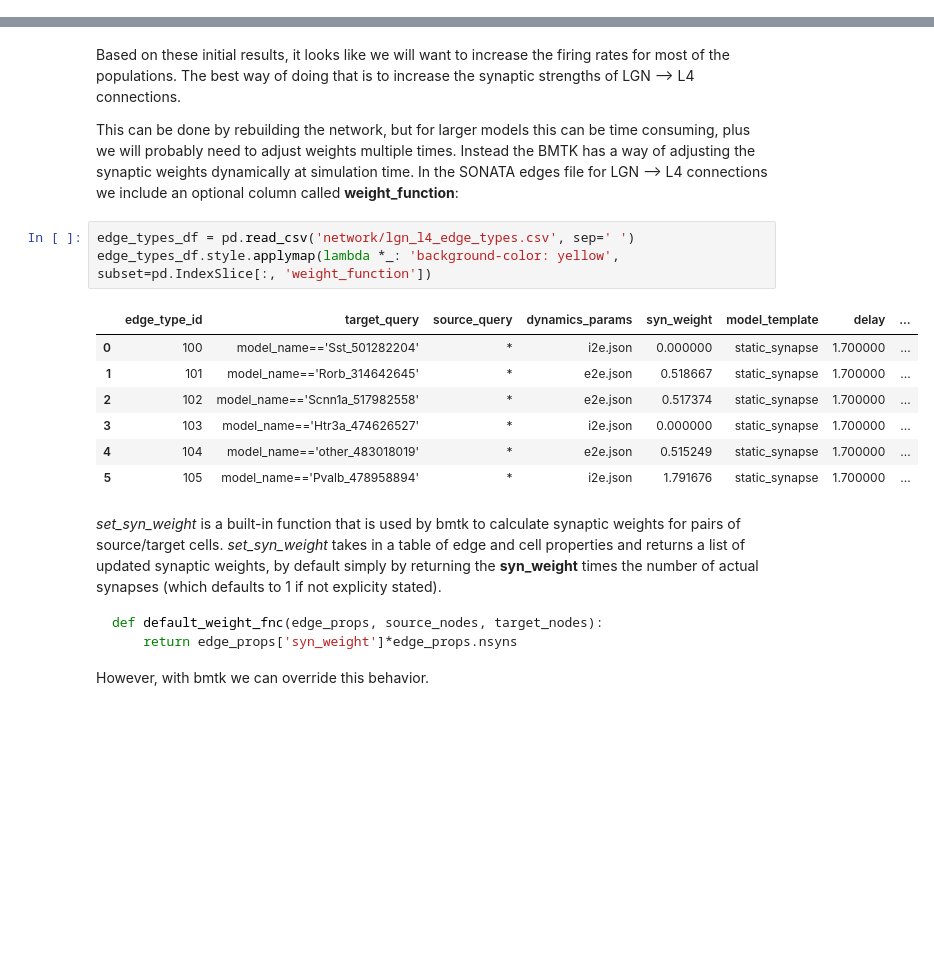
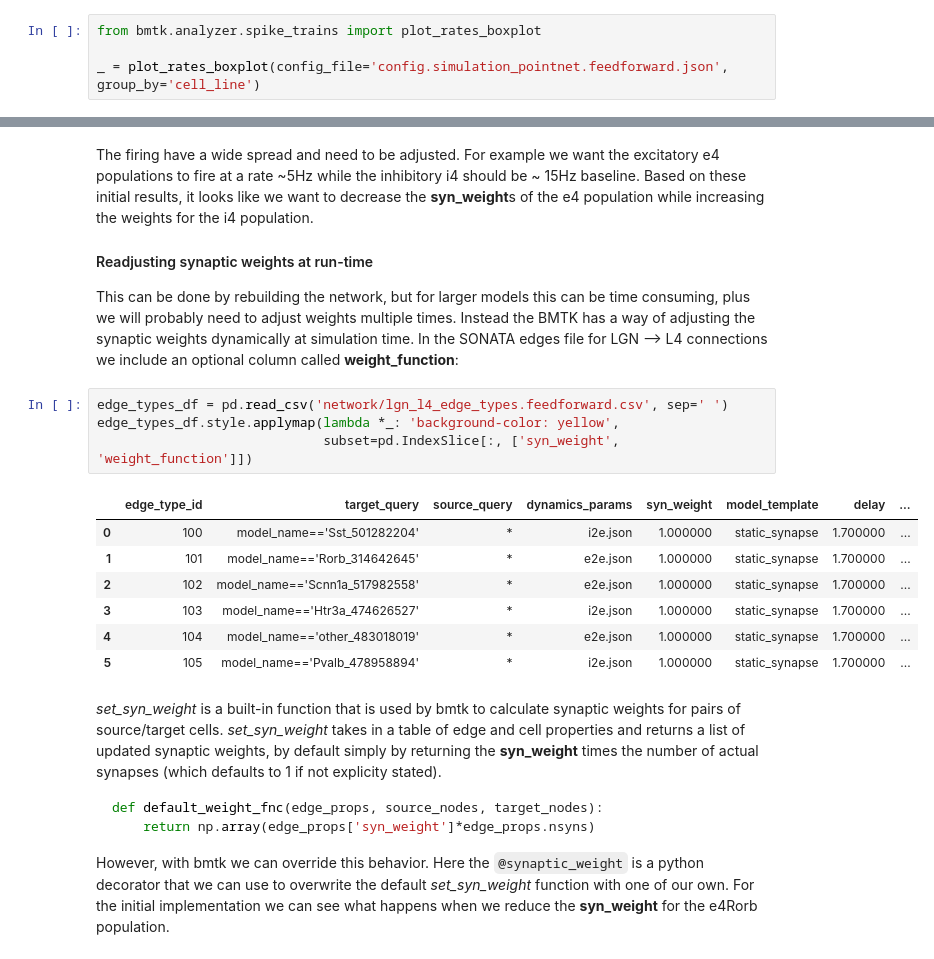
Before and after one commit to AllenInstitute/bmtk_workshop_2022, a Jupyter notebook: Ch6_l4model/6C. Parameter Tuning.ipynb, the cells around one changed output, grey strips where cells are left out. Saved outputs shown, nothing was run; the diff lists cells and outputs as text; blank space fills up the shorter version.

````diff
--- a/Ch6_l4model/6C. Parameter Tuning.ipynb
+++ b/Ch6_l4model/6C. Parameter Tuning.ipynb
@@ -25,0 +71,4 @@ import nest
+# %%
+from bmtk.analyzer.spike_trains import plot_rates_boxplot
+
+_ = plot_rates_boxplot(config_file='config.simulation_pointnet.feedforward.json', group_by='cell_line')
@@ -26,27 +77,31 @@ import nest
 # %% [markdown]
-Based on these initial results, it looks like we will want to increase the firing rates for most of the populations. The best way of doing that is to increase the synaptic strengths of LGN --> L4 connections.
+The firing have a wide spread and need to be adjusted. For example we want the excitatory e4 populations to fire at a rate ~5Hz while the inhibitory i4 should be ~ 15Hz baseline. Based on these initial results, it looks like we want to decrease the **syn_weight**s of the e4 population while increasing the weights for the i4 population.
+
+
+#### Readjusting synaptic weights at run-time
 
 This can be done by rebuilding the network, but for larger models this can be time consuming, plus we will probably need to adjust weights multiple times. Instead the BMTK has a way of adjusting the synaptic weights dynamically at simulation time. In the SONATA edges file for LGN --> L4 connections we include an optional column called **weight_function**:
 # %%
-edge_types_df = pd.read_csv('network/lgn_l4_edge_types.csv', sep=' ')
-edge_types_df.style.applymap(lambda *_: 'background-color: yellow', subset=pd.IndexSlice[:, 'weight_function'])
+edge_types_df = pd.read_csv('network/lgn_l4_edge_types.feedforward.csv', sep=' ')
+edge_types_df.style.applymap(lambda *_: 'background-color: yellow',
+                             subset=pd.IndexSlice[:, ['syn_weight', 'weight_function']])
 # %% [output]
 |  | edge_type_id | target_query | source_query | dynamics_params | syn_weight | model_template | delay | ... |
-| 0 | 100 | model_name=='Sst_501282204' | * | i2e.json | 0.000000 | static_synapse | 1.700000 | ... |
-| 1 | 101 | model_name=='Rorb_314642645' | * | e2e.json | 0.518667 | static_synapse | 1.700000 | ... |
-| 2 | 102 | model_name=='Scnn1a_517982558' | * | e2e.json | 0.517374 | static_synapse | 1.700000 | ... |
-| 3 | 103 | model_name=='Htr3a_474626527' | * | i2e.json | 0.000000 | static_synapse | 1.700000 | ... |
-| 4 | 104 | model_name=='other_483018019' | * | e2e.json | 0.515249 | static_synapse | 1.700000 | ... |
-| 5 | 105 | model_name=='Pvalb_478958894' | * | i2e.json | 1.791676 | static_synapse | 1.700000 | ... |
+| 0 | 100 | model_name=='Sst_501282204' | * | i2e.json | 1.000000 | static_synapse | 1.700000 | ... |
+| 1 | 101 | model_name=='Rorb_314642645' | * | e2e.json | 1.000000 | static_synapse | 1.700000 | ... |
+| 2 | 102 | model_name=='Scnn1a_517982558' | * | e2e.json | 1.000000 | static_synapse | 1.700000 | ... |
+| 3 | 103 | model_name=='Htr3a_474626527' | * | i2e.json | 1.000000 | static_synapse | 1.700000 | ... |
+| 4 | 104 | model_name=='other_483018019' | * | e2e.json | 1.000000 | static_synapse | 1.700000 | ... |
+| 5 | 105 | model_name=='Pvalb_478958894' | * | i2e.json | 1.000000 | static_synapse | 1.700000 | ... |
 # %% [markdown]
 *set_syn_weight* is a built-in function that is used by bmtk to calculate synaptic weights for pairs of source/target cells. *set_syn_weight* takes in a table of edge and cell properties and returns a list of updated synaptic weights, by default simply by returning the **syn_weight** times the number of actual synapses (which defaults to 1 if not explicity stated).
 
 ```python
 def default_weight_fnc(edge_props, source_nodes, target_nodes):
-    return edge_props['syn_weight']*edge_props.nsyns
+    return np.array(edge_props['syn_weight']*edge_props.nsyns)
 ```
 
-However, with bmtk we can override this behavior.
+However, with bmtk we can override this behavior. Here the ```@synaptic_weight``` is a python decorator that we can use to overwrite the default *set_syn_weight* function with one of our own. For the initial implementation we can see what happens when we reduce the **syn_weight** for the e4Rorb population.
 # %%
 from bmtk.simulator import pointnet
 from bmtk.simulator.pointnet.pyfunction_cache import synaptic_weight
````
Also changed, not shown: parts of 12 cells of this notebook, 2 other files.
